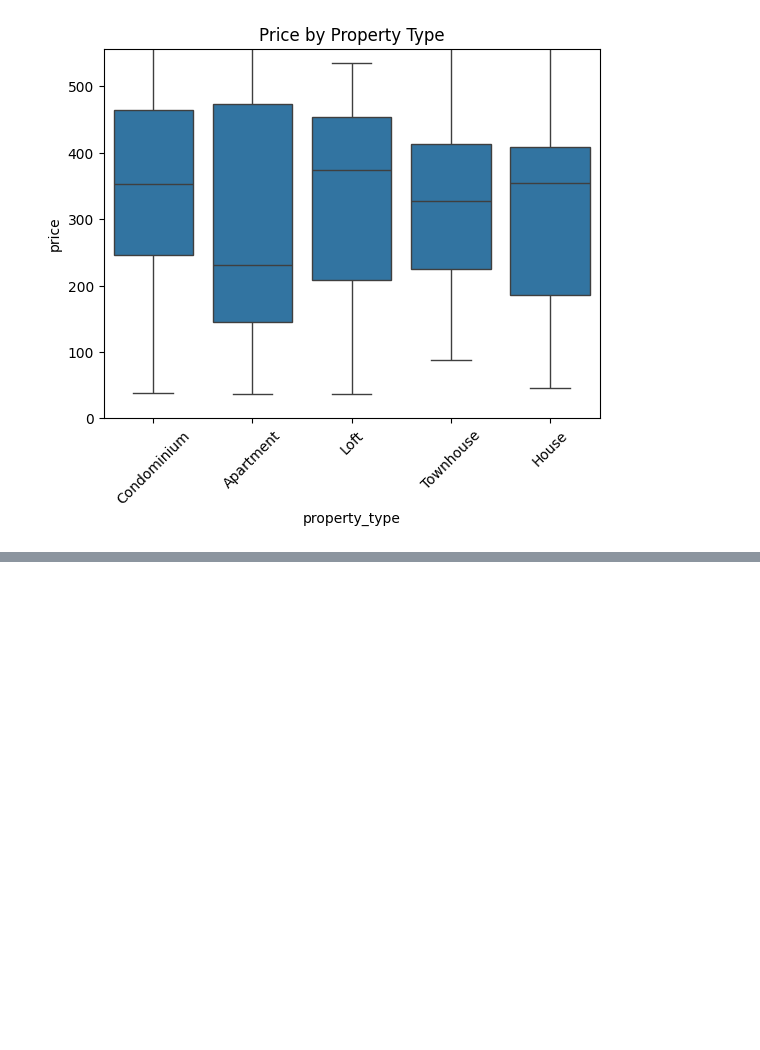
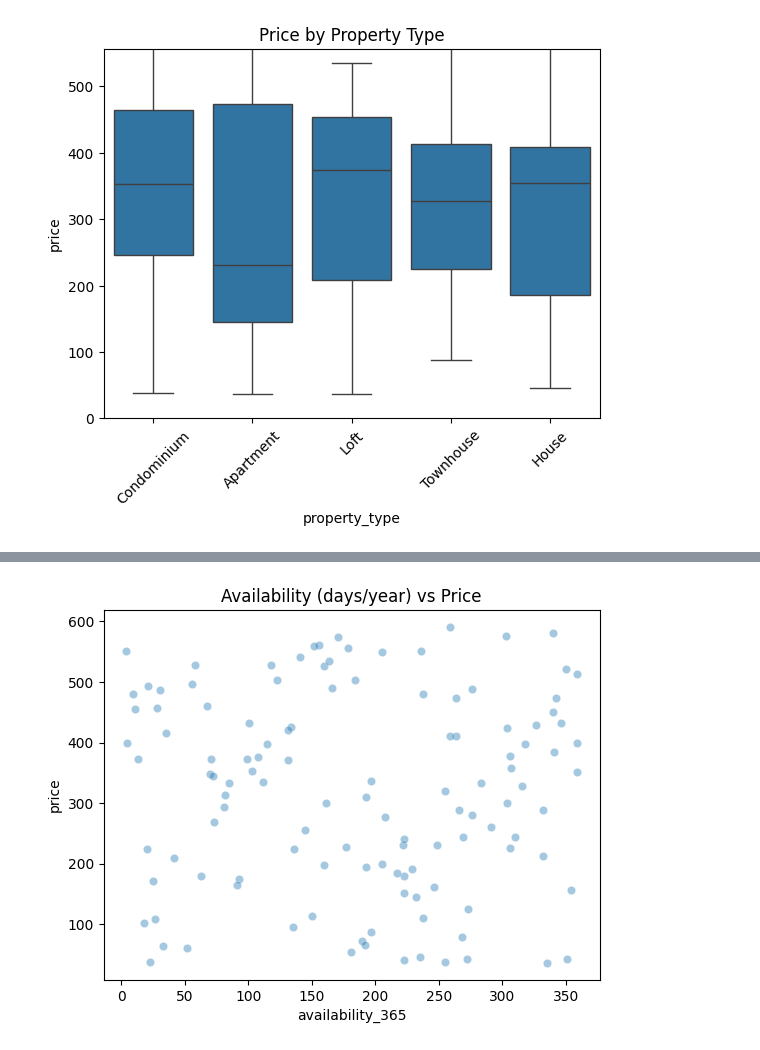
Before and after one commit to ARUNAGIRINATHAN-K/Data-Analyst-Project-Portfolio, a Jupyter notebook: airbnb_pricing_demand/analysis/02_feature_analysis.ipynb, the cells around one changed output, grey strips where cells are left out. Cells and saved outputs as stored; diff of their text form; code cells hidden in the pictures; blank space fills up the shorter version.

```diff
--- a/airbnb_pricing_demand/analysis/02_feature_analysis.ipynb
+++ b/airbnb_pricing_demand/analysis/02_feature_analysis.ipynb
@@ -45,0 +54,6 @@ plt.show()
+# %%
+sns.scatterplot(data=df, x='availability_365', y='price', alpha=0.4)
+plt.title('Availability (days/year) vs Price')
+plt.show()
+# %% [output]
+[figure, added]
```
Also changed, not shown: parts of 1 cell of this notebook.
